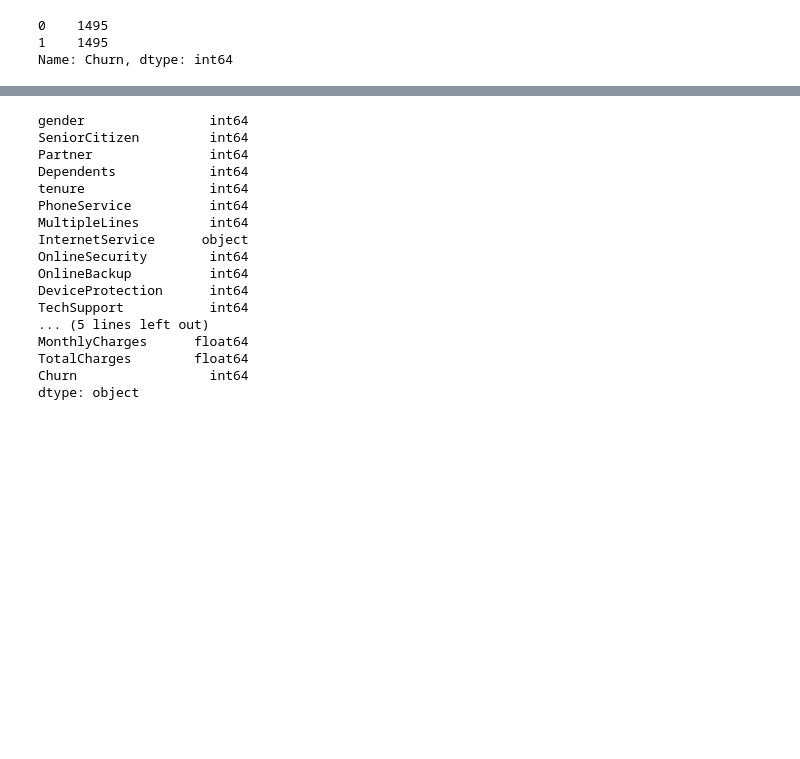
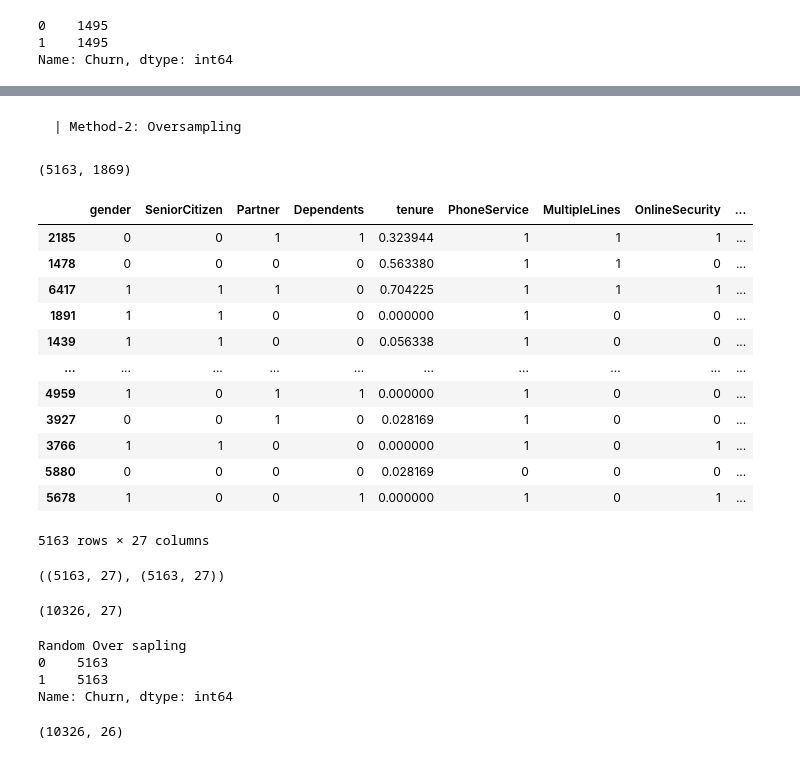
Before and after one commit to Rasel-25/Deep-Learning-Project, a Jupyter notebook: Handling imbalanced data/HandlingImbalancedData.ipynb, the cells around one changed output, grey strips where cells are left out. Saved outputs shown, nothing was run; the diff lists cells and outputs as text; code cells hidden in the pictures; blank space fills up the shorter version.

```diff
--- a/Handling imbalanced data/HandlingImbalancedData.ipynb
+++ b/Handling imbalanced data/HandlingImbalancedData.ipynb
@@ -499,20 +499,45 @@ weighted avg       0.74      0.74      0.73       748
-# %%
-df1.dtypes
-# %% [output]
-gender                int64
-SeniorCitizen         int64
-Partner               int64
-Dependents            int64
-tenure                int64
-PhoneService          int64
-MultipleLines         int64
-InternetService      object
-OnlineSecurity        int64
-OnlineBackup          int64
-DeviceProtection      int64
-TechSupport           int64
-... (5 lines left out)
-MonthlyCharges      float64
-TotalCharges        float64
-Churn                 int64
-dtype: object
+# %% [markdown]
+    | Method-2: Oversampling
+# %%
+count_class_0, count_class_1
+# %% [output]
+(5163, 1869)
+# %%
+df_class_1_over=df_class_1.sample(count_class_0,replace=True) # Cannot take a larger sample than population when 'replace=False'
+df_class_1_over
+# %% [output]
+|  | gender | SeniorCitizen | Partner | Dependents | tenure | PhoneService | MultipleLines | OnlineSecurity | ... |
+| 2185 | 0 | 0 | 1 | 1 | 0.323944 | 1 | 1 | 1 | ... |
+| 1478 | 0 | 0 | 0 | 0 | 0.563380 | 1 | 1 | 0 | ... |
+| 6417 | 1 | 1 | 1 | 0 | 0.704225 | 1 | 1 | 1 | ... |
+| 1891 | 1 | 1 | 0 | 0 | 0.000000 | 1 | 0 | 0 | ... |
+| 1439 | 1 | 1 | 0 | 0 | 0.056338 | 1 | 0 | 0 | ... |
+| ... | ... | ... | ... | ... | ... | ... | ... | ... | ... |
+| 4959 | 1 | 0 | 1 | 1 | 0.000000 | 1 | 0 | 0 | ... |
+| 3927 | 0 | 0 | 1 | 0 | 0.028169 | 1 | 0 | 0 | ... |
+| 3766 | 1 | 1 | 0 | 0 | 0.000000 | 1 | 0 | 1 | ... |
+| 5880 | 0 | 0 | 0 | 0 | 0.028169 | 0 | 0 | 0 | ... |
+| 5678 | 1 | 0 | 0 | 1 | 0.000000 | 1 | 0 | 1 | ... |
+5163 rows × 27 columns
+# %%
+df_class_0.shape, df_class_1_over.shape # both are same size
+# %% [output]
+((5163, 27), (5163, 27))
+# %%
+df_test_over=pd.concat([df_class_0,df_class_1_over], axis=0)
+df_test_over.shape
+# %% [output]
+(10326, 27)
+# %%
+print('Random Over sapling')
+print(df_test_over.Churn.value_counts())
+# %% [output]
+Random Over sapling
+0    5163
+1    5163
+Name: Churn, dtype: int64
+# %%
+x=df_test_over.drop('Churn',axis=1)
+x.shape
+# %% [output]
+(10326, 26)
```
Also changed, not shown: parts of 51 cells of this notebook.
